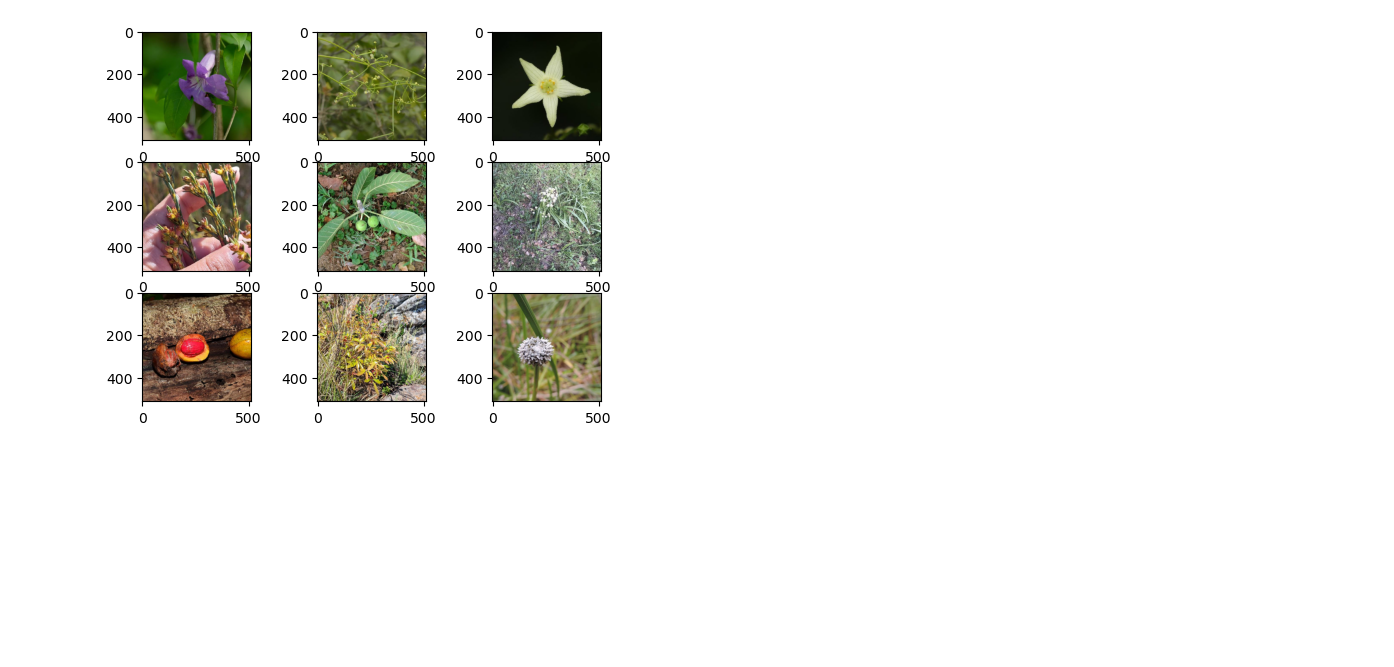
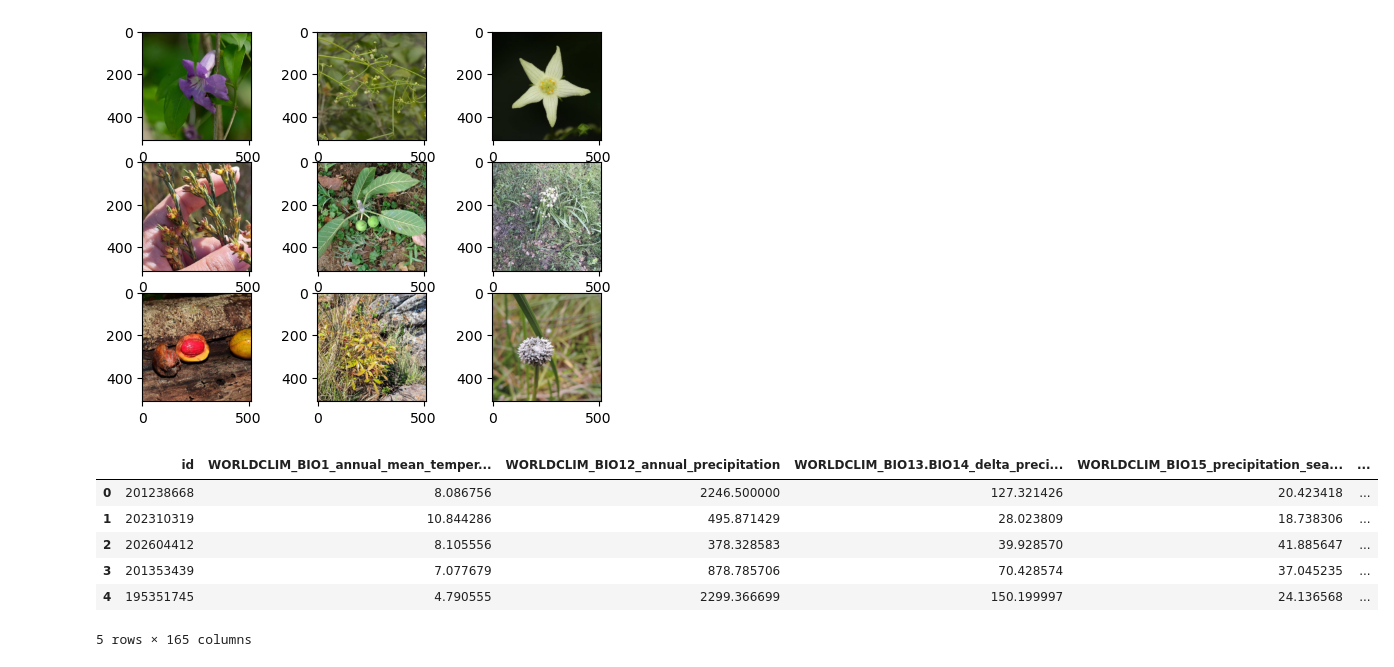
Before and after one commit to DarkIceField/Data_Mining_Project, a Jupyter notebook: data_analysis.ipynb, the cells around one changed output. Cells and saved outputs as stored; diff of their text form; code cells hidden in the pictures; blank space fills up the shorter version.

Commit message:
add test script

```diff
--- a/data_analysis.ipynb
+++ b/data_analysis.ipynb
@@ -53,0 +124,17 @@ for i in range(3):
+# %%
+test_img_dir = os.path.join(os.getcwd(), "data", "test", "test_images")
+test_images = os.listdir(test_img_dir)
+for image in test_images:
+    raw_img_name, _ = os.path.splitext(image)
+    imgPath = os.path.join(test_img_dir, image)
+    test.loc[test["id"] == int(raw_img_name),"path"] = imgPath
+test.to_csv("data/test/test.csv", mode="w", header=True, index=False)
+test.head()
+# %% [output]
+|  | id | WORLDCLIM_BIO1_annual_mean_temper... | WORLDCLIM_BIO12_annual_precipitation | WORLDCLIM_BIO13.BIO14_delta_preci... | WORLDCLIM_BIO15_precipitation_sea... | ... |
+| 0 | 201238668 | 8.086756 | 2246.500000 | 127.321426 | 20.423418 | ... |
+| 1 | 202310319 | 10.844286 | 495.871429 | 28.023809 | 18.738306 | ... |
+| 2 | 202604412 | 8.105556 | 378.328583 | 39.928570 | 41.885647 | ... |
+| 3 | 201353439 | 7.077679 | 878.785706 | 70.428574 | 37.045235 | ... |
+| 4 | 195351745 | 4.790555 | 2299.366699 | 150.199997 | 24.136568 | ... |
+5 rows × 165 columns
```
Also changed, not shown: parts of 1 cell of this notebook, 5 other files.
